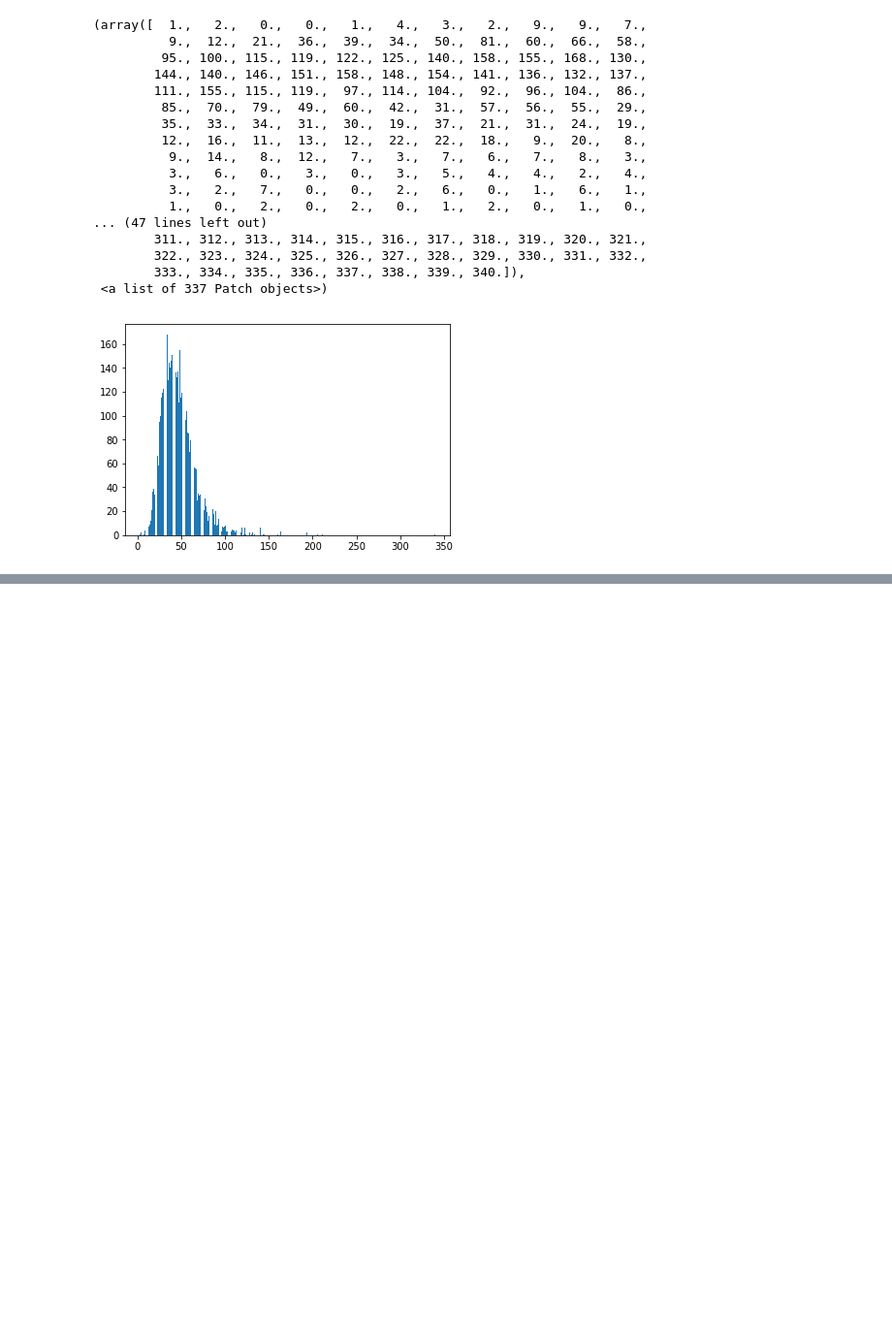
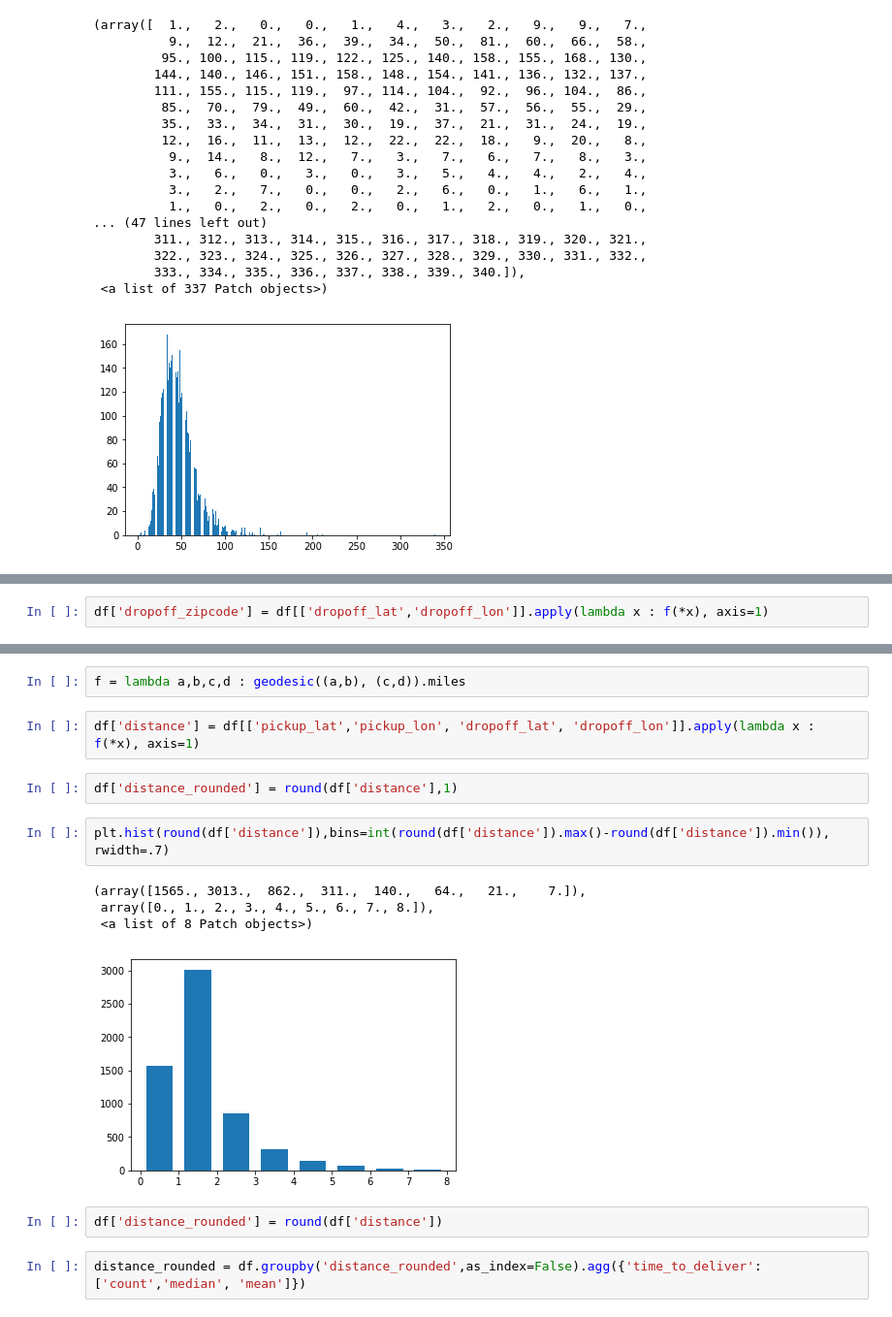
Before and after one commit to milindnandankar/Jumpman23, a Jupyter notebook: Postmates.ipynb, the cells around one changed output, grey strips where cells are left out. Shown: that part at 97% size. Saved outputs shown, nothing was run; the diff lists cells and outputs as text; blank space fills up the shorter version.

```diff
--- a/Postmates.ipynb
+++ b/Postmates.ipynb
@@ -138,0 +201,2 @@ plt.hist(df_time_to_order['how_long_it_took_to_order'],bins=df_time_to_order['ho
+# %%
+df['dropoff_zipcode'] = df[['dropoff_lat','dropoff_lon']].apply(lambda x : f(*x), axis=1)
@@ -138,0 +223,17 @@ plt.hist(df_time_to_order['how_long_it_took_to_order'],bins=df_time_to_order['ho
+# %%
+f = lambda a,b,c,d : geodesic((a,b), (c,d)).miles
+# %%
+df['distance'] = df[['pickup_lat','pickup_lon', 'dropoff_lat', 'dropoff_lon']].apply(lambda x : f(*x), axis=1)
+# %%
+df['distance_rounded'] = round(df['distance'],1)
+# %%
+plt.hist(round(df['distance']),bins=int(round(df['distance']).max()-round(df['distance']).min()), rwidth=.7)
+# %% [output]
+(array([1565., 3013.,  862.,  311.,  140.,   64.,   21.,    7.]),
+ array([0., 1., 2., 3., 4., 5., 6., 7., 8.]),
+ <a list of 8 Patch objects>)
+[figure, added]
+# %%
+df['distance_rounded'] = round(df['distance'])
+# %%
+distance_rounded = df.groupby('distance_rounded',as_index=False).agg({'time_to_deliver': ['count','median', 'mean']})
```
Also changed, not shown: parts of 28 cells of this notebook.
